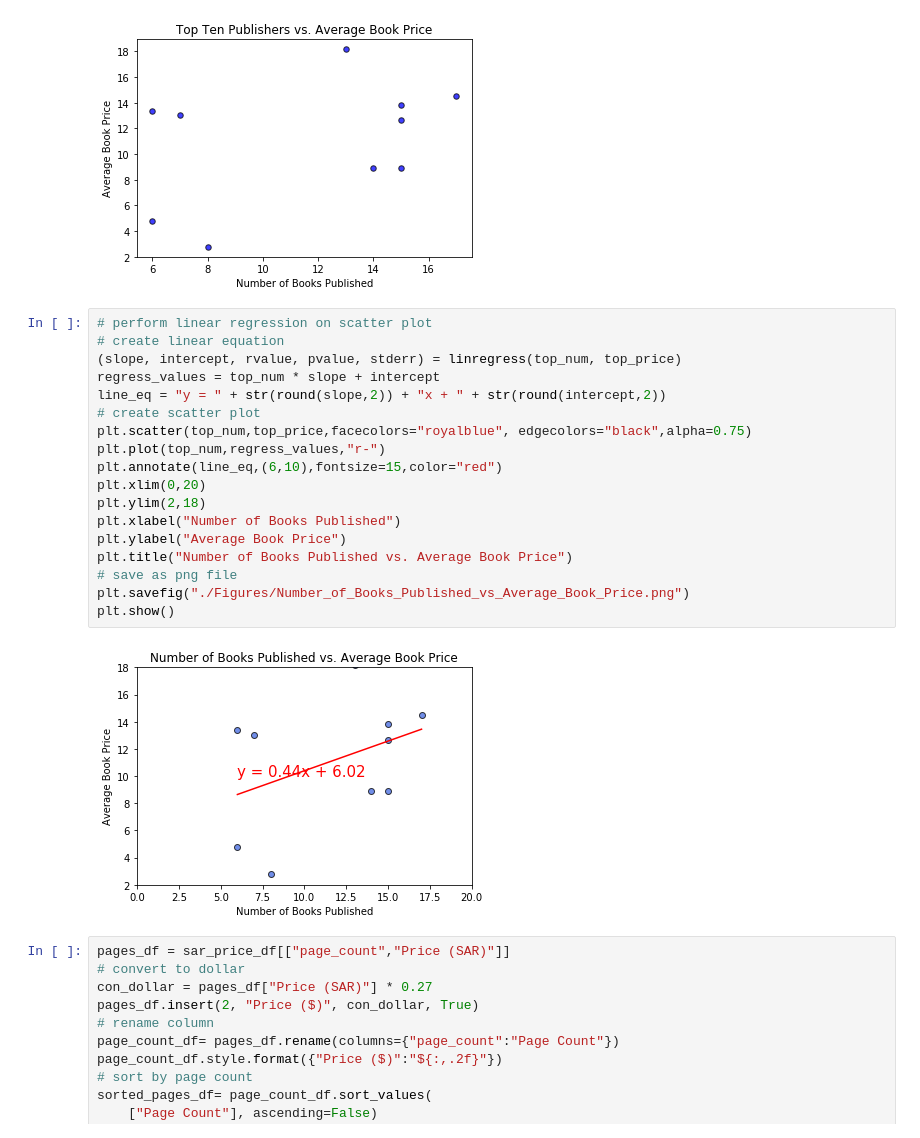
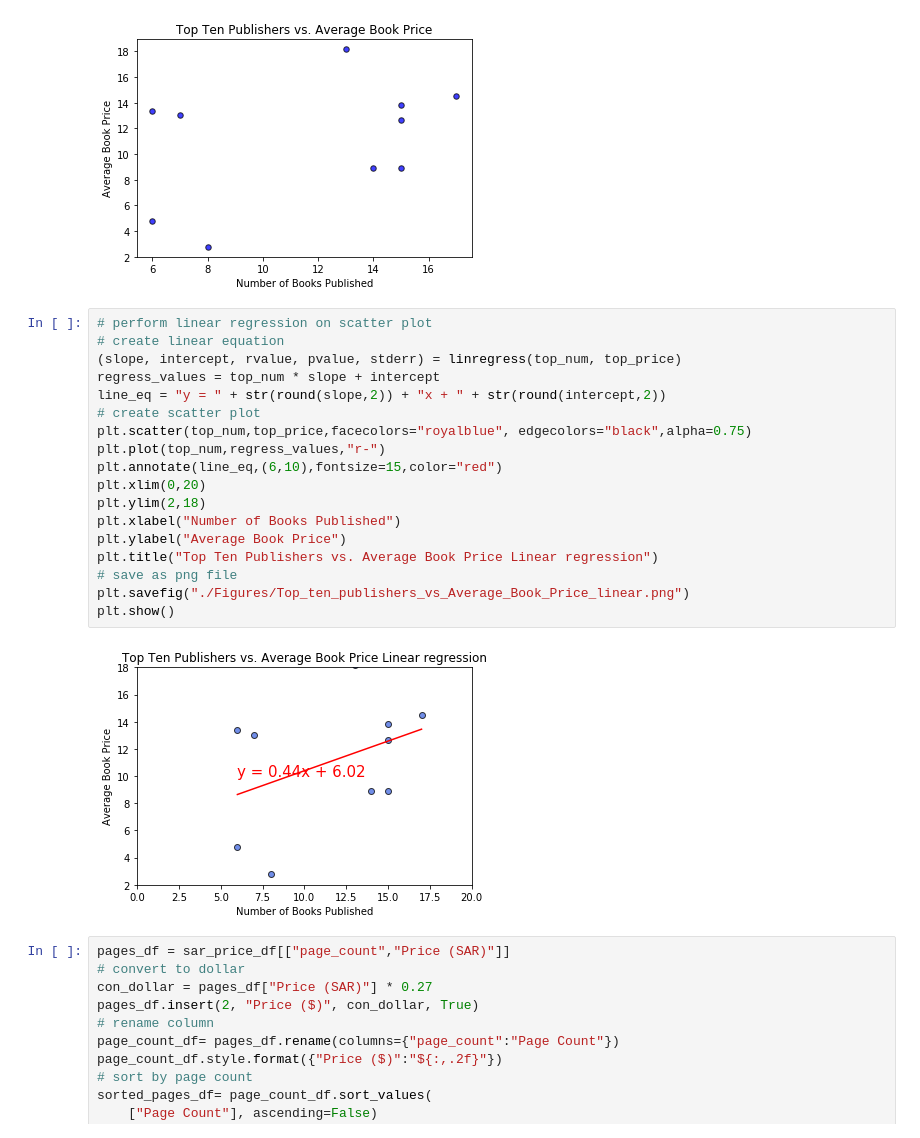
Before and after one commit to hrofarrow/Book_analysis-, a Jupyter notebook: Final_Data_Analysis.ipynb, the cells around one changed output. Saved outputs shown, nothing was run; the diff lists cells and outputs as text.

```diff
--- a/Final_Data_Analysis.ipynb
+++ b/Final_Data_Analysis.ipynb
@@ -162,23 +162,23 @@ plt.show()
 # %%
 # perform linear regression on scatter plot
 # create linear equation
 (slope, intercept, rvalue, pvalue, stderr) = linregress(top_num, top_price)
 regress_values = top_num * slope + intercept
 line_eq = "y = " + str(round(slope,2)) + "x + " + str(round(intercept,2))
 # create scatter plot
 plt.scatter(top_num,top_price,facecolors="royalblue", edgecolors="black",alpha=0.75)
 plt.plot(top_num,regress_values,"r-")
 plt.annotate(line_eq,(6,10),fontsize=15,color="red")
 plt.xlim(0,20)
 plt.ylim(2,18)
 plt.xlabel("Number of Books Published")
 plt.ylabel("Average Book Price")
-plt.title("Number of Books Published vs. Average Book Price")
+plt.title("Top Ten Publishers vs. Average Book Price Linear regression")
 # save as png file
-plt.savefig("./Figures/Number_of_Books_Published_vs_Average_Book_Price.png")
+plt.savefig("./Figures/Top_ten_publishers_vs_Average_Book_Price_linear.png")
 plt.show()
 # %% [output]
-[figure, old version]
+[figure, new version]
 # %%
 pages_df = sar_price_df[["page_count","Price (SAR)"]]
 # convert to dollar
```
Also changed, not shown: parts of 7 cells of this notebook, 7 other files.
